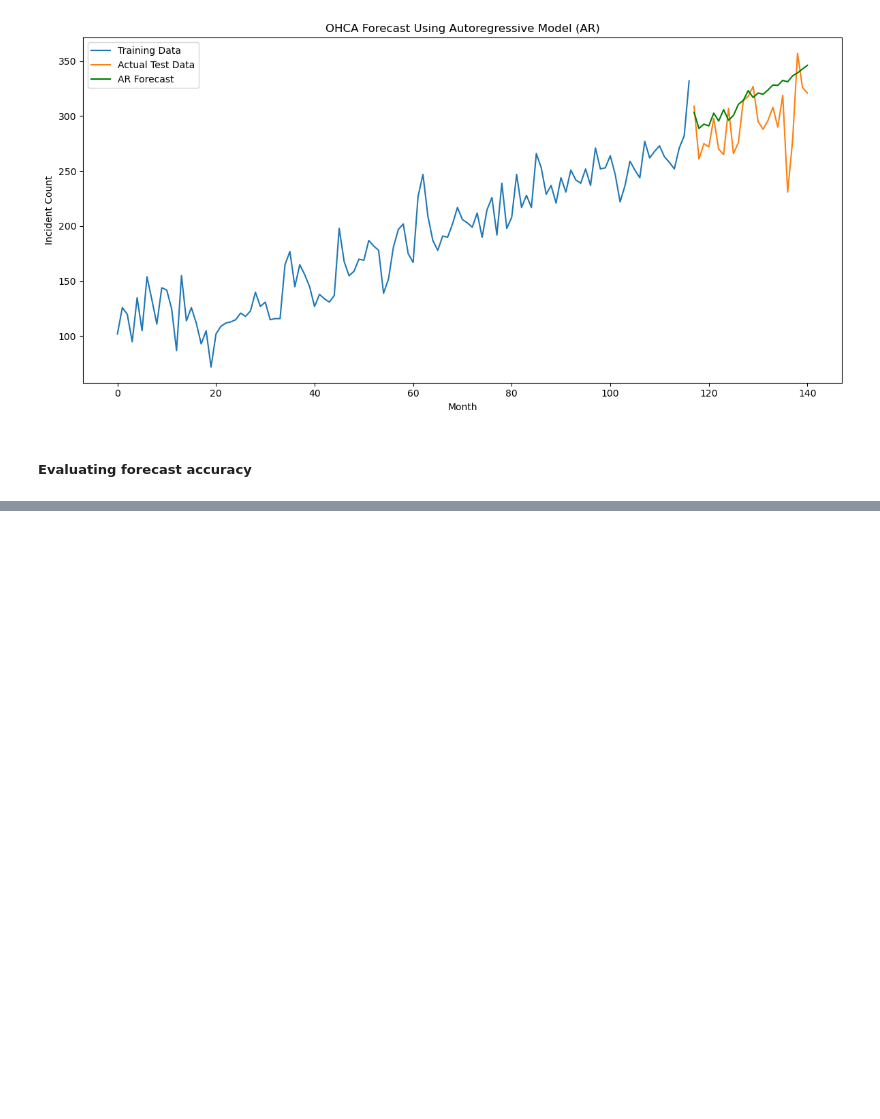
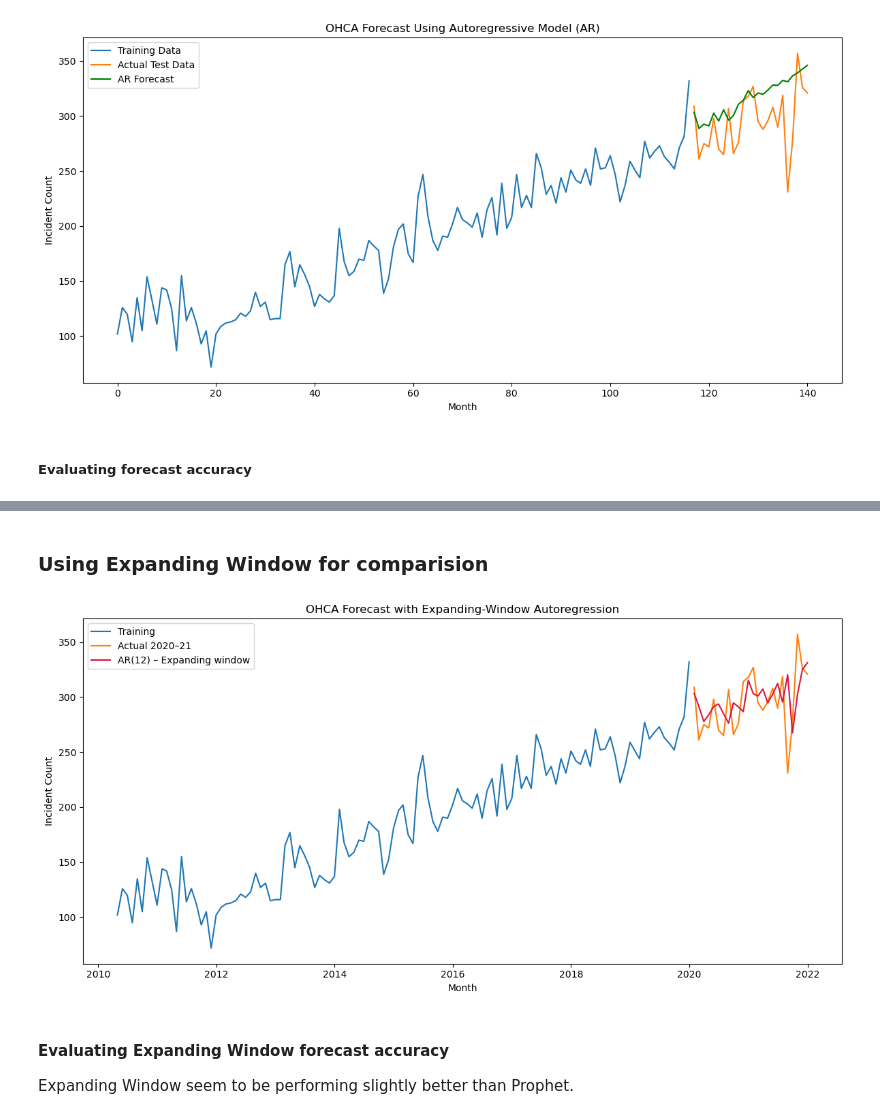
Before and after one commit to axellee1994/AED-OHCA, a Jupyter notebook: src/rq1/rq1_autoregression.ipynb, the cells around one changed output, grey strips where cells are left out. Saved outputs shown, nothing was run; the diff lists cells and outputs as text; code cells hidden in the pictures; blank space fills up the shorter version.

```diff
--- a/src/rq1/rq1_autoregression.ipynb
+++ b/src/rq1/rq1_autoregression.ipynb
@@ -100,0 +156,57 @@ RMSE: 32.69
+# %% [markdown]
+### Using Expanding Window for comparision
+# %%
+# split data
+y_full   = count_by_month['Incident Count (Month)']          # whole series
+y_train = training_df.set_index('Month')['Incident Count (Month)']
+y_test  = testing_df.set_index('Month')['Incident Count (Month)']
+dates_test = testing_df["Month"].values
+
+# expanding window forecast loop
+lag = 12
+history = list(y_train)
+
+# store one-step forecast
+exp_forecast = []
+
+for i in range(len(y_test)):
+    # fit autoregression(lag) on all data seen so far
+    model = AutoReg(history, lags = lag, old_names = False).fit()
+
+    # forecast one step ahead
+    next_predicted = model.predict(
+        start = len(history),
+        # same value for 1-step forecast, predict only the next point
+        end = len(history)
+    )[0]
+
+    exp_forecast.append(next_predicted)
+    # append 'actual' observation to history so window 'expands'
+    history.append(y_test.iloc[i])
+
+# wrap forecast into dataframe
+expanding_df = pd.DataFrame({
+    "Month" : dates_test,
+    "Forecast" : exp_forecast
+})
+
+expanding_df['Month'] = pd.to_datetime(expanding_df['Month'])
+
+# print(y_train)
+# plot
+plt.figure(figsize=(12,6))
+plt.plot(y_train.index, y_train, label='Training')
+plt.plot(y_test.index, y_test, label='Actual 2020–21')
+plt.plot(expanding_df['Month'], expanding_df['Forecast'],
+         label='AR(12) – Expanding window', color='crimson')
+plt.title('OHCA Forecast with Expanding-Window Autoregression')
+plt.xlabel('Month')
+plt.ylabel('Incident Count')
+plt.legend()
+plt.tight_layout()
+plt.show()
+# %% [output]
+[figure, added]
+# %% [markdown]
+#### Evaluating Expanding Window forecast accuracy
+Expanding Window seem to be performing slightly better than Prophet.
```
Also changed, not shown: parts of 20 cells of this notebook, 2 other files.
